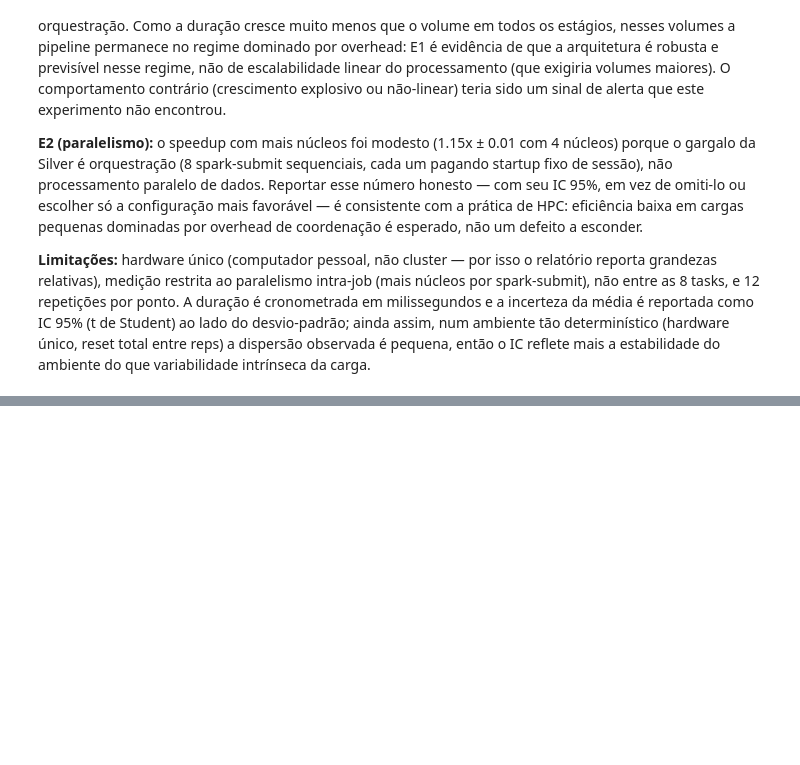
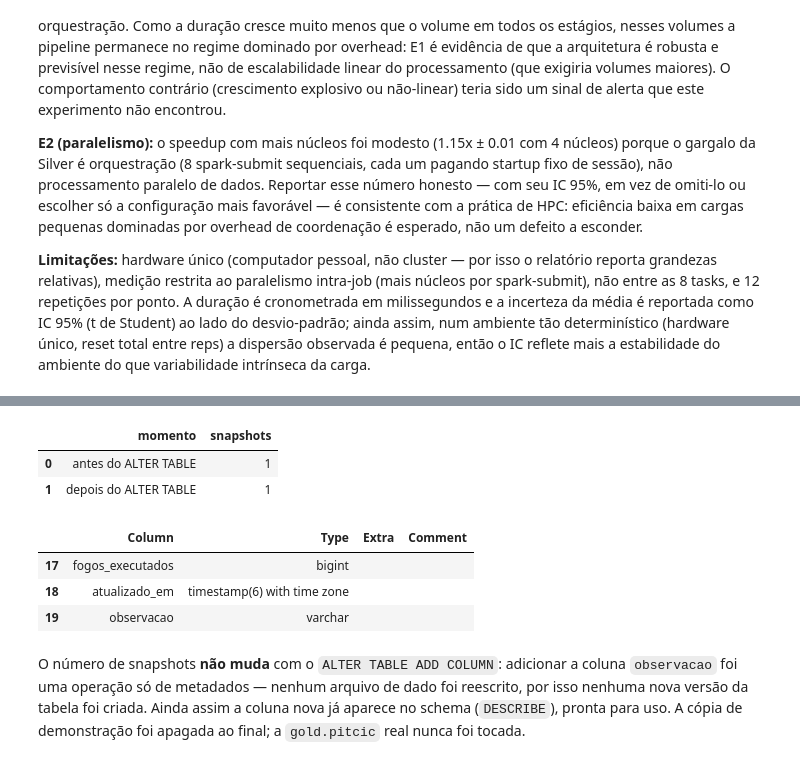
Before and after one commit to silvio-estat/ARTIGO_DLH, a Jupyter notebook: experimentos/sscad2026/relatorio_experimento.ipynb, the cells around one changed output, grey strips where cells are left out. Saved outputs shown, nothing was run; the diff lists cells and outputs as text; code cells hidden in the pictures; blank space fills up the shorter version.

```diff
--- a/experimentos/sscad2026/relatorio_experimento.ipynb
+++ b/experimentos/sscad2026/relatorio_experimento.ipynb
@@ -689,0 +834,31 @@ Tabelas exportadas (CSV + LaTeX) em: resultados/tabelas
+# %%
+# Copia descartavel de gold.pitcic: mede o nº de snapshots antes/depois do ALTER
+# (esperado: igual — e so metadado) e confirma a coluna nova no schema. A tabela
+# real nunca e tocada; a copia e apagada no fim.
+exec_sql("DROP TABLE IF EXISTS gold.pitcic_demo")
+exec_sql("CREATE TABLE gold.pitcic_demo AS SELECT * FROM gold.pitcic")
+snap_antes = int(query_df('SELECT COUNT(*) AS qtde FROM iceberg.gold."pitcic_demo$snapshots"')["qtde"].iloc[0])
+
+exec_sql("ALTER TABLE gold.pitcic_demo ADD COLUMN observacao VARCHAR")
+snap_depois = int(query_df('SELECT COUNT(*) AS qtde FROM iceberg.gold."pitcic_demo$snapshots"')["qtde"].iloc[0])
+colunas_finais = query_df("DESCRIBE gold.pitcic_demo").tail(3)
+
+exec_sql("DROP TABLE gold.pitcic_demo")   # remove a copia de demonstracao
+
+display(pd.DataFrame({"momento": ["antes do ALTER TABLE", "depois do ALTER TABLE"],
+                      "snapshots": [snap_antes, snap_depois]}))
+colunas_finais
+# %% [output]
+|  | momento | snapshots |
+| 0 | antes do ALTER TABLE | 1 |
+| 1 | depois do ALTER TABLE | 1 |
+|  | Column | Type | Extra | Comment |
+| 17 | fogos_executados | bigint |  |  |
+| 18 | atualizado_em | timestamp(6) with time zone |  |  |
+| 19 | observacao | varchar |  |  |
+# %% [markdown]
+O número de snapshots **não muda** com o `ALTER TABLE ADD COLUMN`: adicionar a coluna
+`observacao` foi uma operação só de metadados — nenhum arquivo de dado foi reescrito,
+por isso nenhuma nova versão da tabela foi criada. Ainda assim a coluna nova já
+aparece no schema (`DESCRIBE`), pronta para uso. A cópia de demonstração foi apagada
+ao final; a `gold.pitcic` real nunca foi tocada.
```
Also changed, not shown: parts of 15 cells of this notebook, 4 other files.
